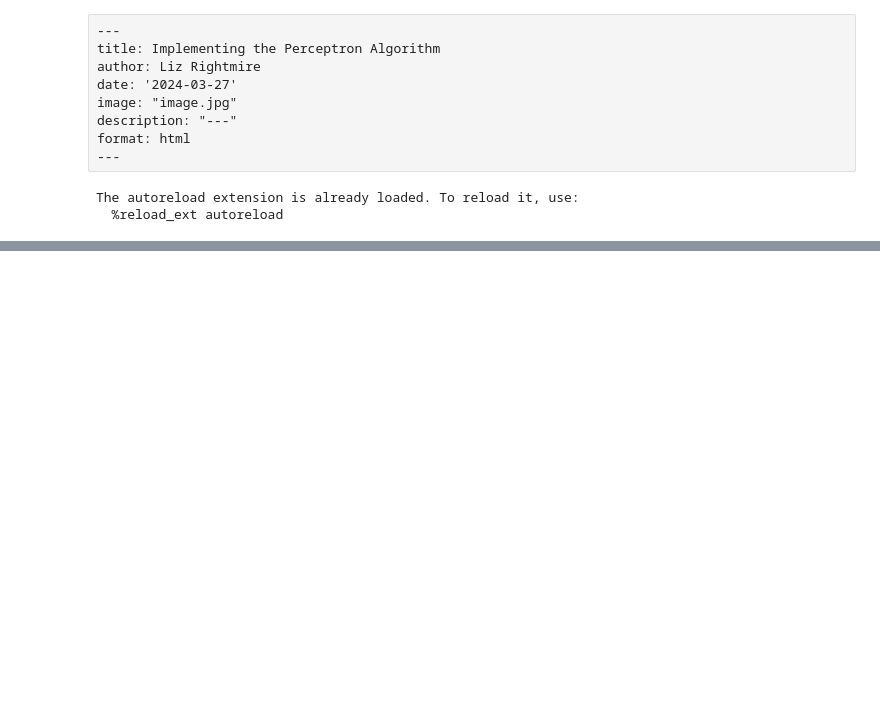
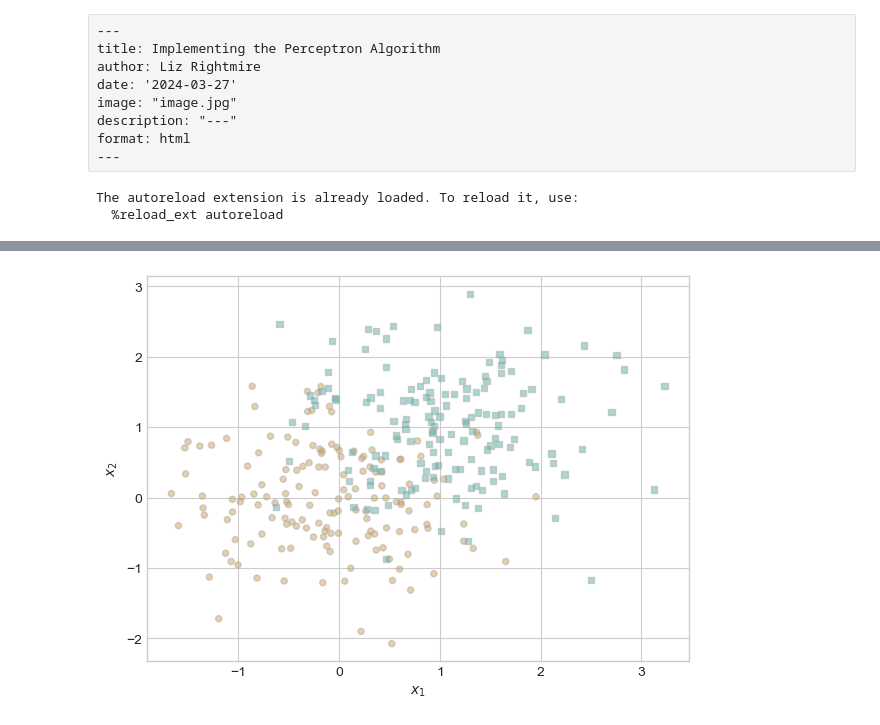
Before and after one commit to lizrightmire02/lizrightmireio.github.io, a Jupyter notebook: posts/Perceptron/index.ipynb, the cells around one changed output, grey strips where cells are left out. Cells and saved outputs as stored; diff of their text form; code cells hidden in the pictures; blank space fills up the shorter version.

```diff
--- a/posts/Perceptron/index.ipynb
+++ b/posts/Perceptron/index.ipynb
@@ -84,0 +161,6 @@ labs = plt.gca().set(xlabel = "Perceptron Iteration (Updates Only)", ylabel = "l
+# %%
+X_noise, y_noise = perceptron_data(n_points = 300, noise = 0.7)
+fig, ax = plt.subplots(1, 1)
+plot_perceptron_data(X_noise, y_noise, ax)
+# %% [output]
+[figure, added]
```
Also changed, not shown: parts of 13 cells of this notebook, 1 other file.
